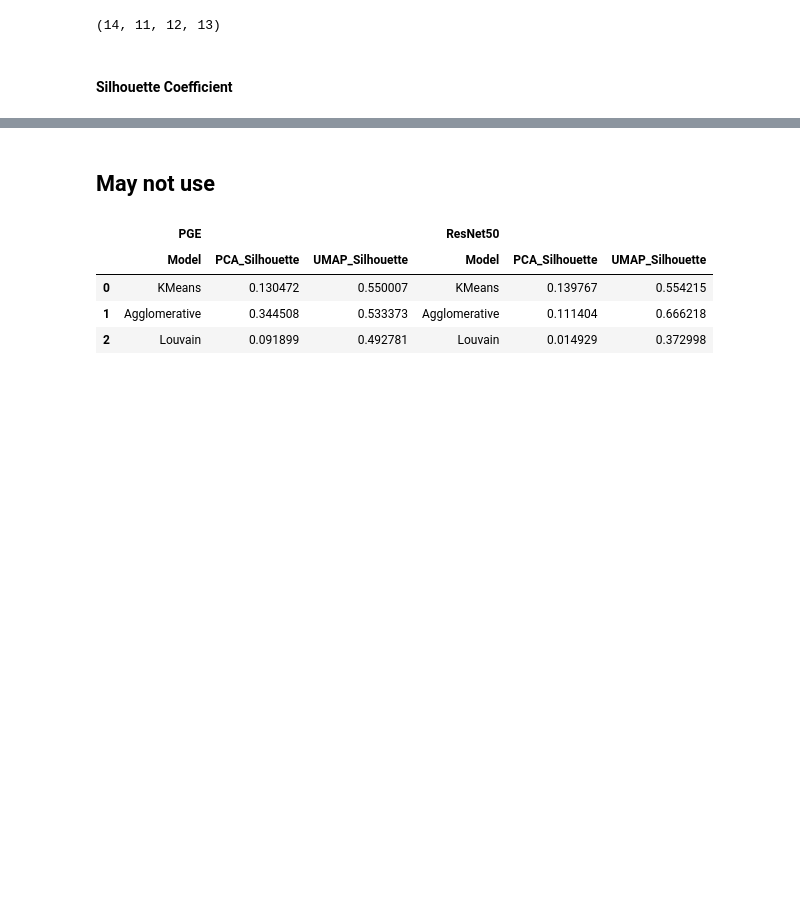
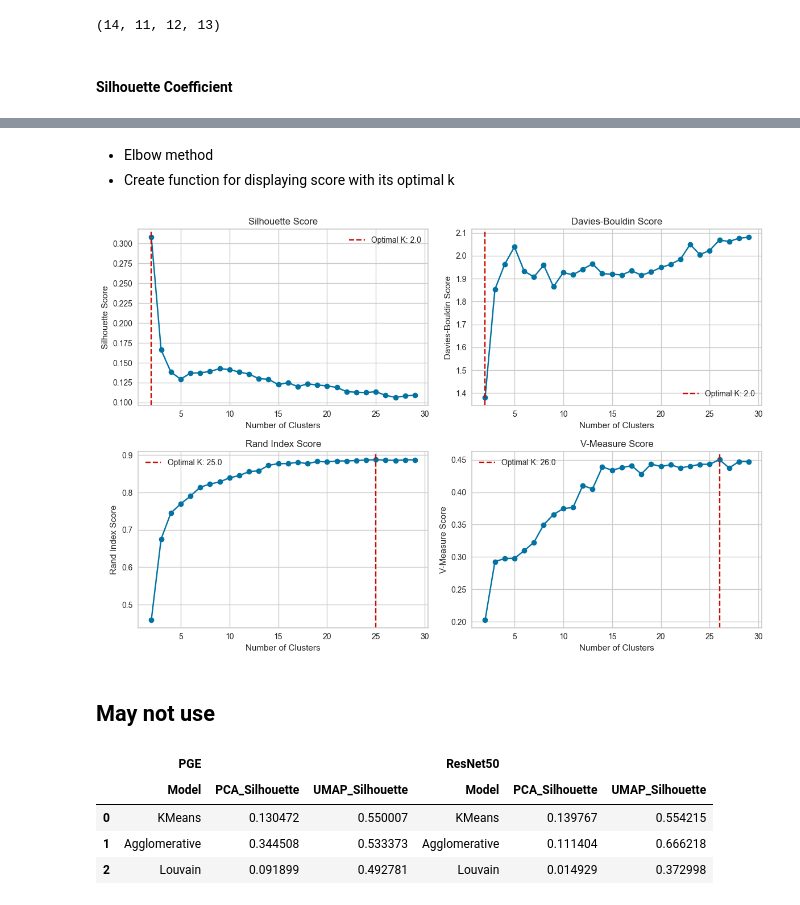
Before and after one commit to titichayajojo/Case-Study-1-Clustering, a Jupyter notebook: case_study1-2.ipynb, the cells around one changed output, grey strips where cells are left out. Drawn from its saved outputs; the diff is of its cells as text; code cells hidden in the pictures; blank space fills up the shorter version.

Commit message:
add evaluation functions

```diff
--- a/case_study1-2.ipynb
+++ b/case_study1-2.ipynb
@@ -337 +334,4 @@ ModuleNotFoundError: No module named 'networkx.community'
+# %%
+seed = 2023
+num_clusters = 30
 # %%
@@ -447,0 +398,6 @@ train_squared(test_data_pge_pca, pge_pca_hier_score, 'PCA', 'PGE', Agglomerative
+# %%
+km_model_pge_pca = train_squared(test_data_pge_pca, n_clusters=num_clusters)
+km_model_pge_umap = train_squared(test_data_pge_umap, n_clusters=num_clusters)
+
+km_model_resnet_pca = train_squared(test_data_resnet50_pca, n_clusters=num_clusters)
+km_model_resnet_umap = train_squared(test_data_resnet50_umap, n_clusters=num_clusters)
@@ -653,0 +724,4 @@ def metric_calculation(metric,test_data, best_param = 2, Model=KMeans, **param):
+# %%
+scores = evaluate_model(km_model_pge_pca, test_data_pge_pca)
+scores_df = pd.DataFrame(scores)
+scores_df
@@ -654,3 +746,59 @@ def metric_calculation(metric,test_data, best_param = 2, Model=KMeans, **param):
+# %% [markdown]
+- Elbow method
+- Create function for displaying score with its optimal k
+# %%
+# Data
+params = scores_df['param']
+silhouette_scores = scores_df['silhouette']
+davies_bouldin_scores = scores_df['davies_bouldin']
+rand_index_scores = scores_df['rand_index']
+v_measure_scores = scores_df['v_measure']
+
+# Find optimal k for each score
+best_k_silhouette = scores_df.loc[scores_df['silhouette'].idxmax()]['param']
+best_k_davies_bouldin = scores_df.loc[scores_df['davies_bouldin'].idxmin()]['param']
+best_k_rand_index = scores_df.loc[scores_df['rand_index'].idxmax()]['param']
+best_k_v_measure = scores_df.loc[scores_df['v_measure'].idxmax()]['param']
+
+# Visualization
+plt.figure(figsize=(12, 8))
+
+plt.subplot(2, 2, 1)
+plt.plot(params, silhouette_scores, marker='o')
+plt.axvline(x=best_k_silhouette, color='r', linestyle='--', label=f'Optimal K: {best_k_silhouette}')
+plt.title('Silhouette Score')
+plt.xlabel('Number of Clusters')
+plt.ylabel('Silhouette Score')
+plt.legend()
+
+plt.subplot(2, 2, 2)
+plt.plot(params, davies_bouldin_scores, marker='o')
+plt.axvline(x=best_k_davies_bouldin, color='r', linestyle='--', label=f'Optimal K: {best_k_davies_bouldin}')
+plt.title('Davies-Bouldin Score')
+plt.xlabel('Number of Clusters')
+plt.ylabel('Davies-Bouldin Score')
+plt.legend()
+
+plt.subplot(2, 2, 3)
+plt.plot(params, rand_index_scores, marker='o')
+plt.axvline(x=best_k_rand_index, color='r', linestyle='--', label=f'Optimal K: {best_k_rand_index}')
+plt.title('Rand Index Score')
+plt.xlabel('Number of Clusters')
+plt.ylabel('Rand Index Score')
+plt.legend()
+
+plt.subplot(2, 2, 4)
+plt.plot(params, v_measure_scores, marker='o')
+plt.axvline(x=best_k_v_measure, color='r', linestyle='--', label=f'Optimal K: {best_k_v_measure}')
+plt.title('V-Measure Score')
+plt.xlabel('Number of Clusters')
+plt.ylabel('V-Measure Score')
+plt.legend()
+
+plt.tight_layout()
+plt.show()
+# %% [output]
+[figure, added]
 # %% [markdown]
 ## May not use
 # %%
```
Also changed, not shown: parts of 20 cells of this notebook.
